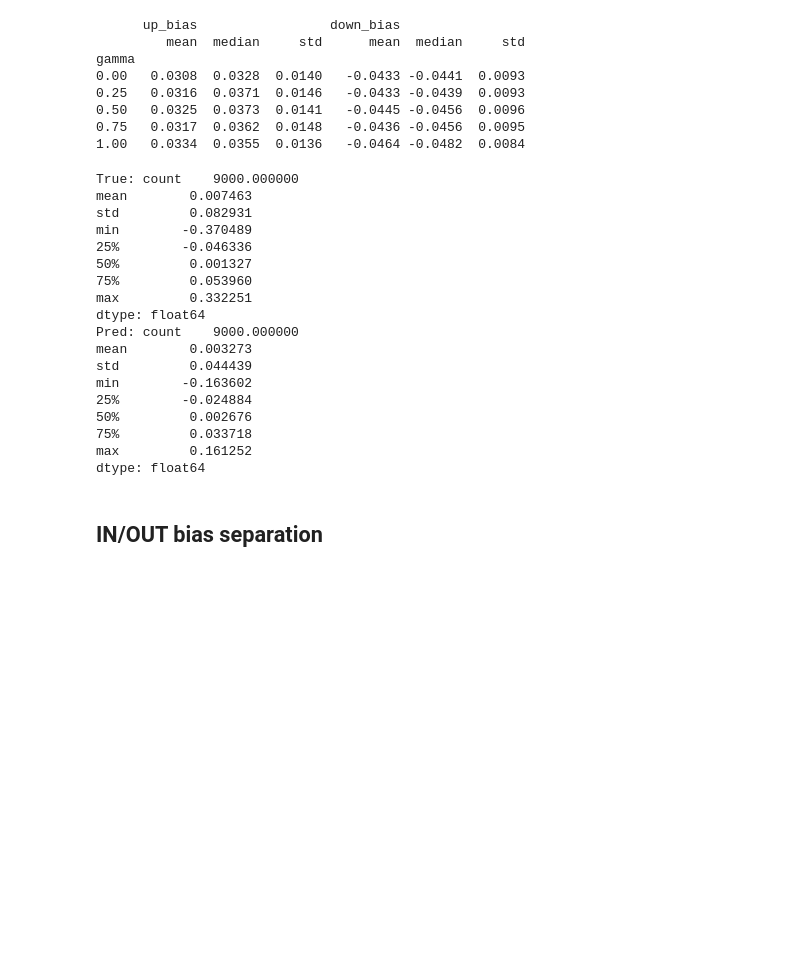
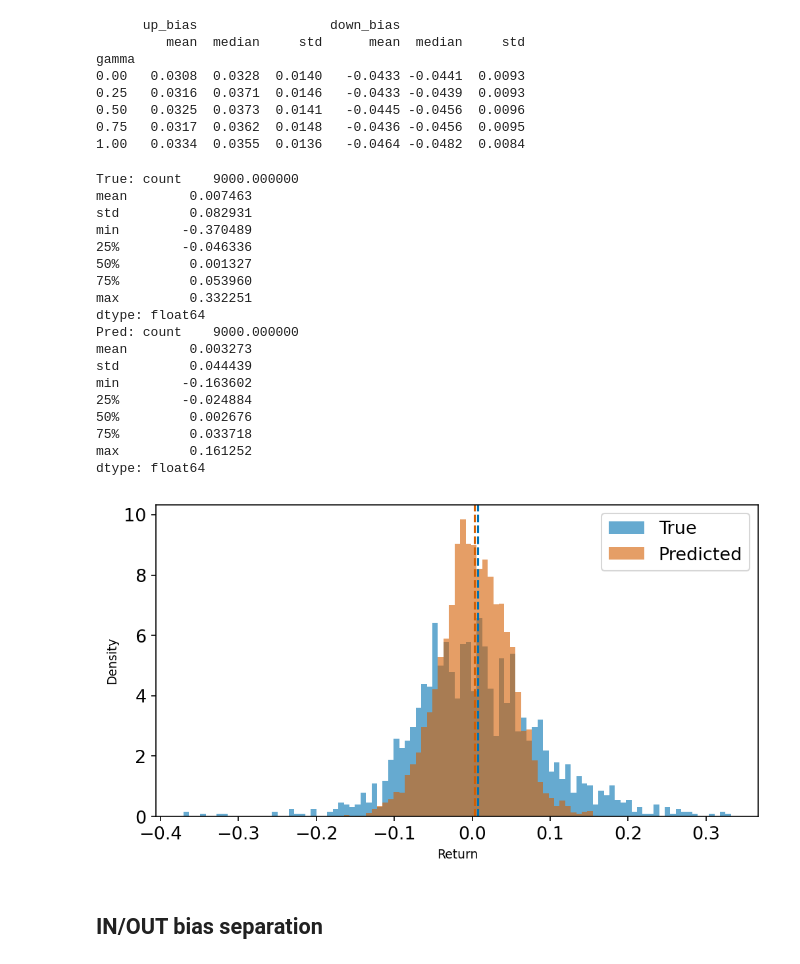
Before and after one commit to Maxiwall99/Decision-Focused-Portfolio-Optimization, a Jupyter notebook: notebooks/analysis.ipynb, the cells around one changed output. Cells and saved outputs as stored; diff of their text form; code cells hidden in the pictures; blank space fills up the shorter version.

```diff
--- a/notebooks/analysis.ipynb
+++ b/notebooks/analysis.ipynb
@@ -750,27 +749,45 @@ gamma
 1.00   0.0334  0.0355  0.0136   -0.0464 -0.0482  0.0084
 # %%
 # Compare distribution of true vs predicted returns
-print("True:", pd.Series(np.concatenate(df['Y_test'])).describe())
-print("Pred:", pd.Series(np.concatenate(df['Y_hat_test'])).describe())
+true_vals = np.concatenate(df['Y_test'])
+pred_vals = np.concatenate(df['Y_hat_test'])
+
+print("True:", pd.Series(true_vals).describe())
+print("Pred:", pd.Series(pred_vals).describe())
+
+# Quick histogram
+plt.figure(figsize=(7, 4))
+bins = np.linspace(min(true_vals.min(), pred_vals.min()),
+                    max(true_vals.max(), pred_vals.max()), 100)
+plt.hist(true_vals, bins=bins, alpha=0.6, label='True', color='#0072B2', density=True)
+plt.hist(pred_vals, bins=bins, alpha=0.6, label='Predicted', color='#D55E00', density=True)
+plt.axvline(true_vals.mean(), color='#0072B2', linestyle='--', linewidth=1.5)
+plt.axvline(pred_vals.mean(), color='#D55E00', linestyle='--', linewidth=1.5)
+plt.xlabel('Return')
+plt.ylabel('Density')
+plt.legend()
+plt.tight_layout()
+plt.show()
 # %% [output]
 True: count    9000.000000
 mean        0.007463
 std         0.082931
 min        -0.370489
 25%        -0.046336
 50%         0.001327
 75%         0.053960
 max         0.332251
 dtype: float64
 Pred: count    9000.000000
 mean        0.003273
 std         0.044439
 min        -0.163602
 25%        -0.024884
 50%         0.002676
 75%         0.033718
 max         0.161252
 dtype: float64
+[figure, added]
 # %% [markdown]
 ## IN/OUT bias separation
 # %%
```
Also changed, not shown: parts of 14 cells of this notebook, 11 other files.
